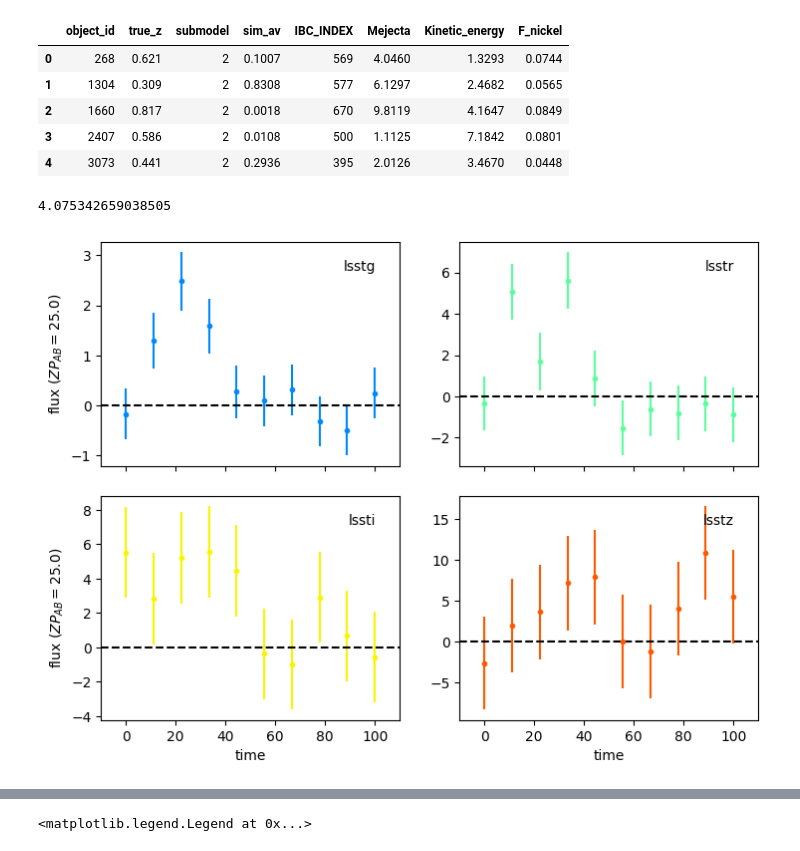
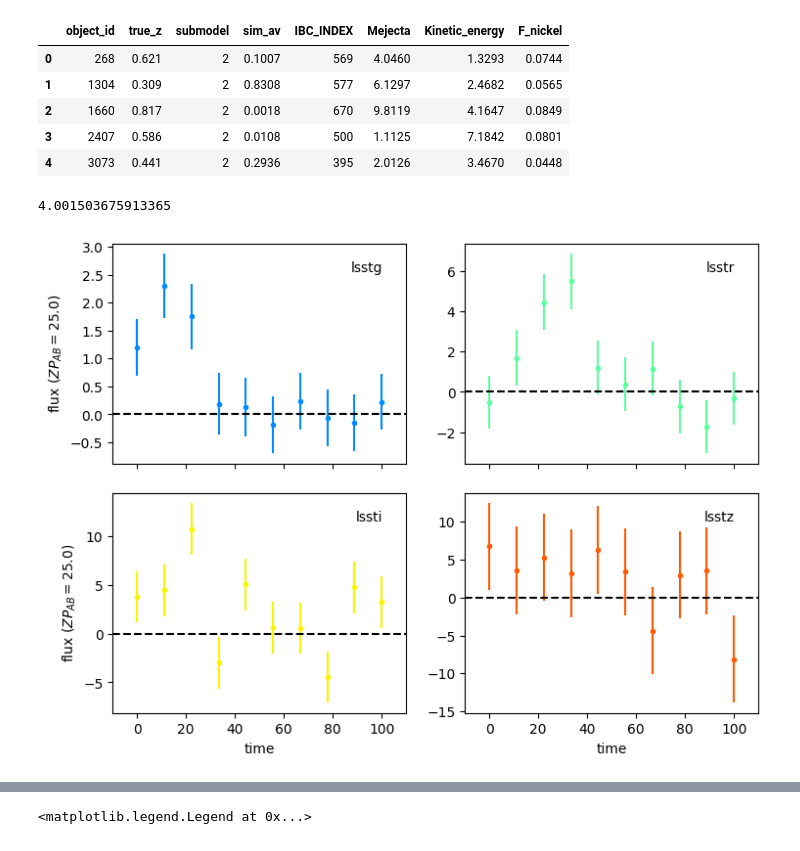
Before and after one commit to asmuzsoy/beams_ext, a Jupyter notebook: fit_many_sne.ipynb, the cells around one changed output, grey strips where cells are left out. Saved outputs shown, nothing was run; the diff lists cells and outputs as text; code cells hidden in the pictures.

```diff
--- a/fit_many_sne.ipynb
+++ b/fit_many_sne.ipynb
@@ -152,6 +152,8 @@ class ArnettSource(sncosmo.Source):
         fluxes = self._blackbody_flux(temperature, radius, wvs / (1 + redshift)) # this is a luminosity density
 
         fluxes[t < texp,:] = 0.* u.kg *u.m / u.s**3
+        fluxes[t < 0,:] = 0.* u.kg *u.m / u.s**3
+
 
 
         # divide luminosity density by 4pir^2 to get flux
@@ -241,17 +243,17 @@ def simulate_ibc(true_z, texp, mej, fni, vej):
 # %%
 # light_curve = simulate_ibc(0.05, 0, 3, 0.1, 10000)
 # light_curve = simulate_ibc(0.116, 5.76, 0.4841, 0.0309, 37270.73384139233)
 # light_curve = simulate_ibc(0.116, 2.4, 0.4841, 0.0309, 37270.73384139233)
 
-light_curve = simulate_ibc(0.18, 0, 5.4863 , 0.0456, 10416.298485236222)
+light_curve = simulate_ibc(0.18, -2, 5.4863 , 0.0456, 10416.298485236222)
 r_band_mask = light_curve[0]['band'] == 'lsstr'
 print(np.max(light_curve[0]["flux"][r_band_mask] / light_curve[0]["fluxerr"][r_band_mask]))
 
 
 sncosmo.plot_lc(light_curve[0]);
 # %% [output]
-4.075342659038505
+4.001503675913365
-[figure, old version]
+[figure, new version]
 # %%
 def get_texp_guess(light_curve):
     max_index = np.argmax(light_curve[0]['flux'][light_curve[0]['band'] == 'lssti'])
```
Also changed, not shown: parts of 18 cells of this notebook, 1 other file.
